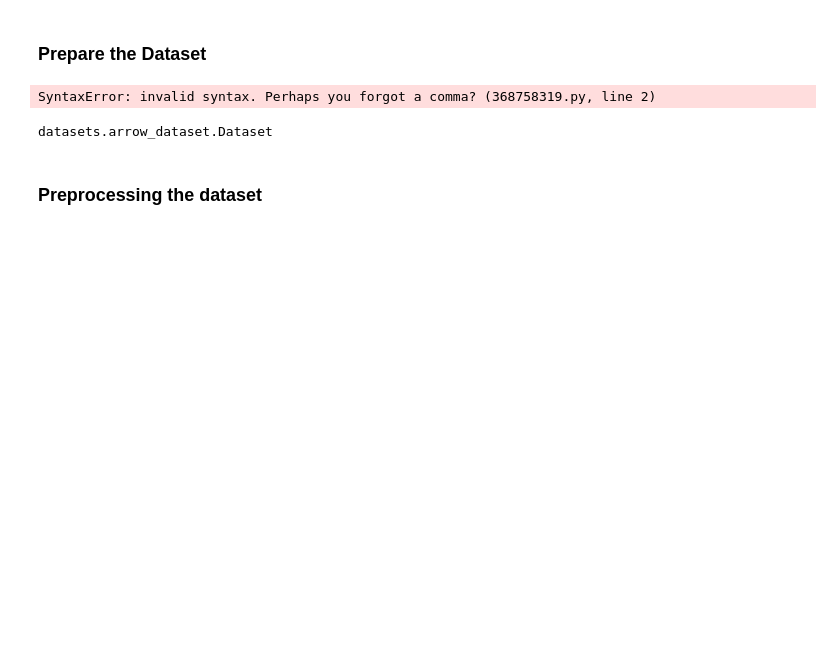
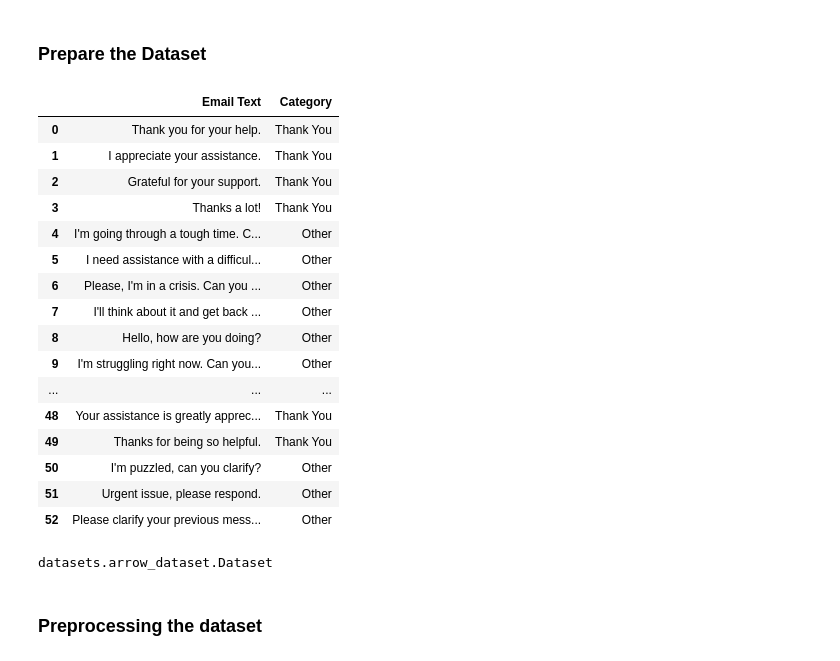
Before and after one commit to Radiant-Light-Broadcasting/Email-classification-with-bert, a Jupyter notebook: train_model.ipynb, the cells around one changed output. Saved outputs shown, nothing was run; the diff lists cells and outputs as text; code cells hidden in the pictures; blank space fills up the shorter version.

Commit message:
GPT_training_model is the modified code for working with Thank You emails

```diff
--- a/train_model.ipynb
+++ b/train_model.ipynb
@@ -80,11 +11,27 @@ mail_labels = ["Student wants to know if can share",
 # %%
 # load dataset as pandas Dataframe
-df = pd.DataFrame({'sample_mails': sample_mails, 'labels': mail_labels})
+df = pd.read_csv("Training Data.csv")
 
 # check
 df
 # %% [output]
-SyntaxError: invalid syntax. Perhaps you forgot a comma? (368758319.py, line 2)
+|  | Email Text | Category |
+| 0 | Thank you for your help. | Thank You |
+| 1 | I appreciate your assistance. | Thank You |
+| 2 | Grateful for your support. | Thank You |
+| 3 | Thanks a lot! | Thank You |
+| 4 | I'm going through a tough time. C... | Other |
+| 5 | I need assistance with a difficul... | Other |
+| 6 | Please, I'm in a crisis. Can you ... | Other |
+| 7 | I'll think about it and get back ... | Other |
+| 8 | Hello, how are you doing? | Other |
+| 9 | I'm struggling right now. Can you... | Other |
+| ... | ... | ... |
+| 48 | Your assistance is greatly apprec... | Thank You |
+| 49 | Thanks for being so helpful. | Thank You |
+| 50 | I'm puzzled, can you clarify? | Other |
+| 51 | Urgent issue, please respond. | Other |
+| 52 | Please clarify your previous mess... | Other |
 # %%
 # load the dataframe in a hugging face compatible format
 dataset = Dataset.from_pandas(df)
```
Also changed, not shown: parts of 22 cells of this notebook, 5 other files.
